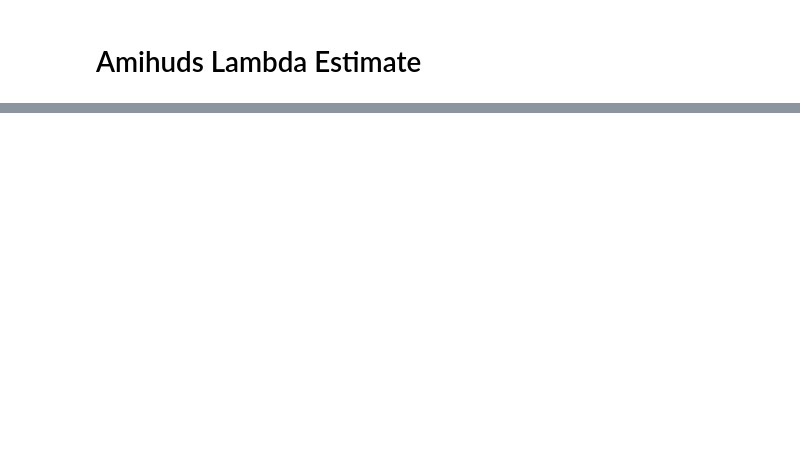
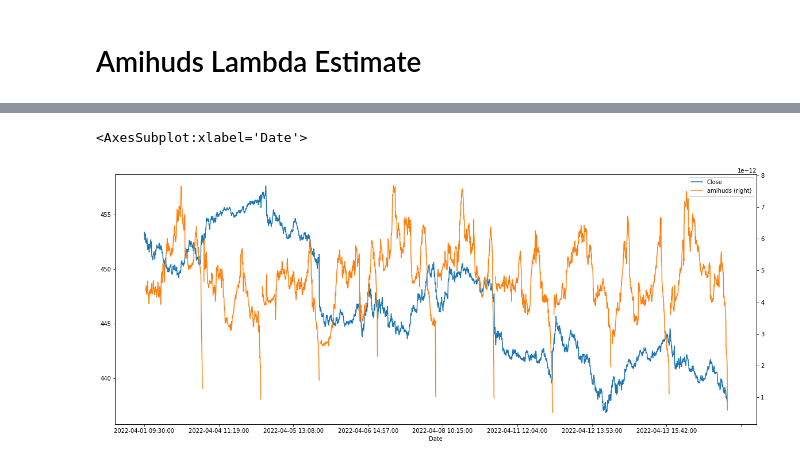
Before and after one commit to maxgao18/AFML, a Jupyter notebook: 19.7.ipynb, the cells around one changed output, grey strips where cells are left out. Cells and saved outputs as stored; diff of their text form; code cells hidden in the pictures; blank space fills up the shorter version.

```diff
--- a/19.7.ipynb
+++ b/19.7.ipynb
@@ -30,3 +26,18 @@ data[["log_close", "log_amihuds"]].plot(secondary_y="log_amihuds")
+# %%
+rolling_window = "1H"
+
+data["amihuds"], data["t_stat"] = microstructure.amihuds_lambda_estimator(
+    data,
+    rolling_window=rolling_window,
+    min_periods=10,
+    use_close_close=False,
+    with_t_value=True,
+)
+data["log_amihuds"] = np.log(data["amihuds"])
+u.index_as_string(data[["Close", "amihuds"]]).plot(secondary_y="amihuds")
+# %% [output]
+<AxesSubplot:xlabel='Date'>
+[figure, added]
 # %%
 data["amihuds"].plot.hist(bins=30)
 # %% [output]
```
Also changed, not shown: parts of 6 cells of this notebook, 7 other files.
